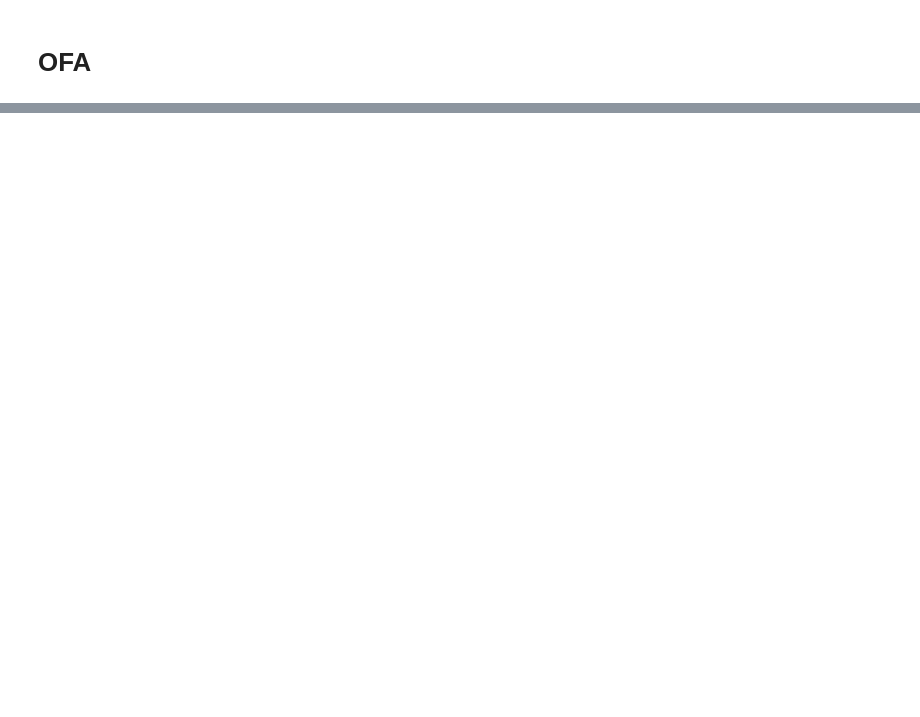
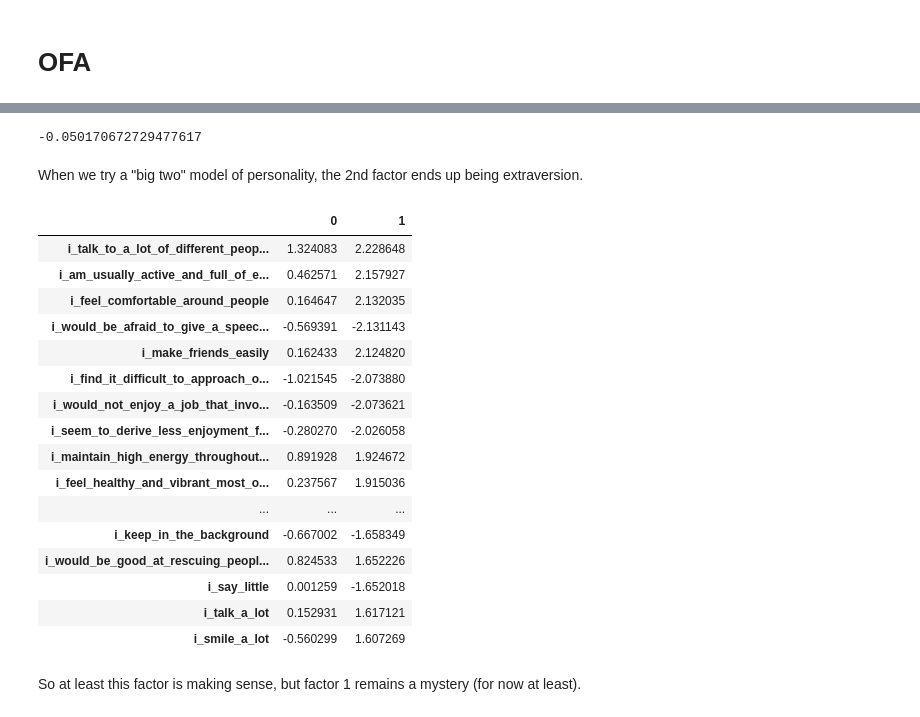
Before and after one commit to vincefav/hexaco, a Jupyter notebook: HEXACO.ipynb, the cells around one changed output, grey strips where cells are left out. Drawn from its saved outputs; the diff is of its cells as text; code cells hidden in the pictures; blank space fills up the shorter version.

Commit message:
feat: Add factor analysis

```diff
--- a/HEXACO.ipynb
+++ b/HEXACO.ipynb
@@ -343,0 +389,41 @@ defaultdict(list,
+# %%
+# Correlation between imagination and honesty. (Basically nonexistent.)
+np.corrcoef(data.i_cheat_on_people_who_have_trusted_me, data.i_have_a_vivid_imagination)[0,1]
+# %% [output]
+-0.050170672729477617
+# %% [markdown]
+When we try a "big two" model of personality, the 2nd factor ends up being extraversion.
+# %%
+qs = data.drop(['i_understand_the_instructions_for_this_test',
+       'i_have_answered_all_of_these_questions_as_accurately_as_possible',
+       'time_elapsed'], axis=1).T
+
+fa = FactorAnalysis(n_components=2).fit(qs)
+
+loadings = pd.DataFrame(fa.transform(qs))
+
+loadings.index = qs.index
+
+loadings['absol'] = np.abs(loadings[1])
+
+loadings.sort_values('absol', ascending=False).drop('absol', axis=1).head(30)
+# %% [output]
+|  | 0 | 1 |
+| i_talk_to_a_lot_of_different_peop... | 1.324083 | 2.228648 |
+| i_am_usually_active_and_full_of_e... | 0.462571 | 2.157927 |
+| i_feel_comfortable_around_people | 0.164647 | 2.132035 |
+| i_would_be_afraid_to_give_a_speec... | -0.569391 | -2.131143 |
+| i_make_friends_easily | 0.162433 | 2.124820 |
+| i_find_it_difficult_to_approach_o... | -1.021545 | -2.073880 |
+| i_would_not_enjoy_a_job_that_invo... | -0.163509 | -2.073621 |
+| i_seem_to_derive_less_enjoyment_f... | -0.280270 | -2.026058 |
+| i_maintain_high_energy_throughout... | 0.891928 | 1.924672 |
+| i_feel_healthy_and_vibrant_most_o... | 0.237567 | 1.915036 |
+| ... | ... | ... |
+| i_keep_in_the_background | -0.667002 | -1.658349 |
+| i_would_be_good_at_rescuing_peopl... | 0.824533 | 1.652226 |
+| i_say_little | 0.001259 | -1.652018 |
+| i_talk_a_lot | 0.152931 | 1.617121 |
+| i_smile_a_lot | -0.560299 | 1.607269 |
+# %% [markdown]
+So at least this factor is making sense, but factor 1 remains a mystery (for now at least).
```
Also changed, not shown: parts of 18 cells of this notebook.
